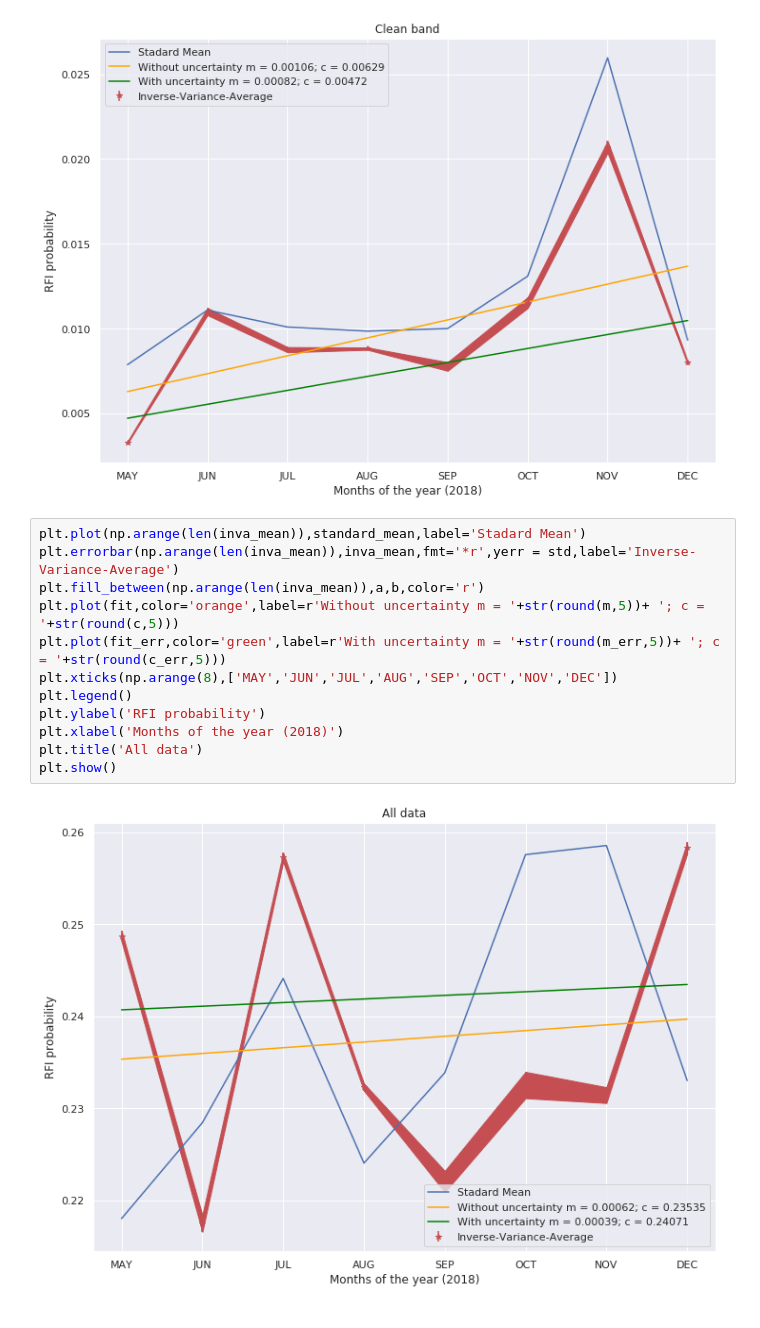
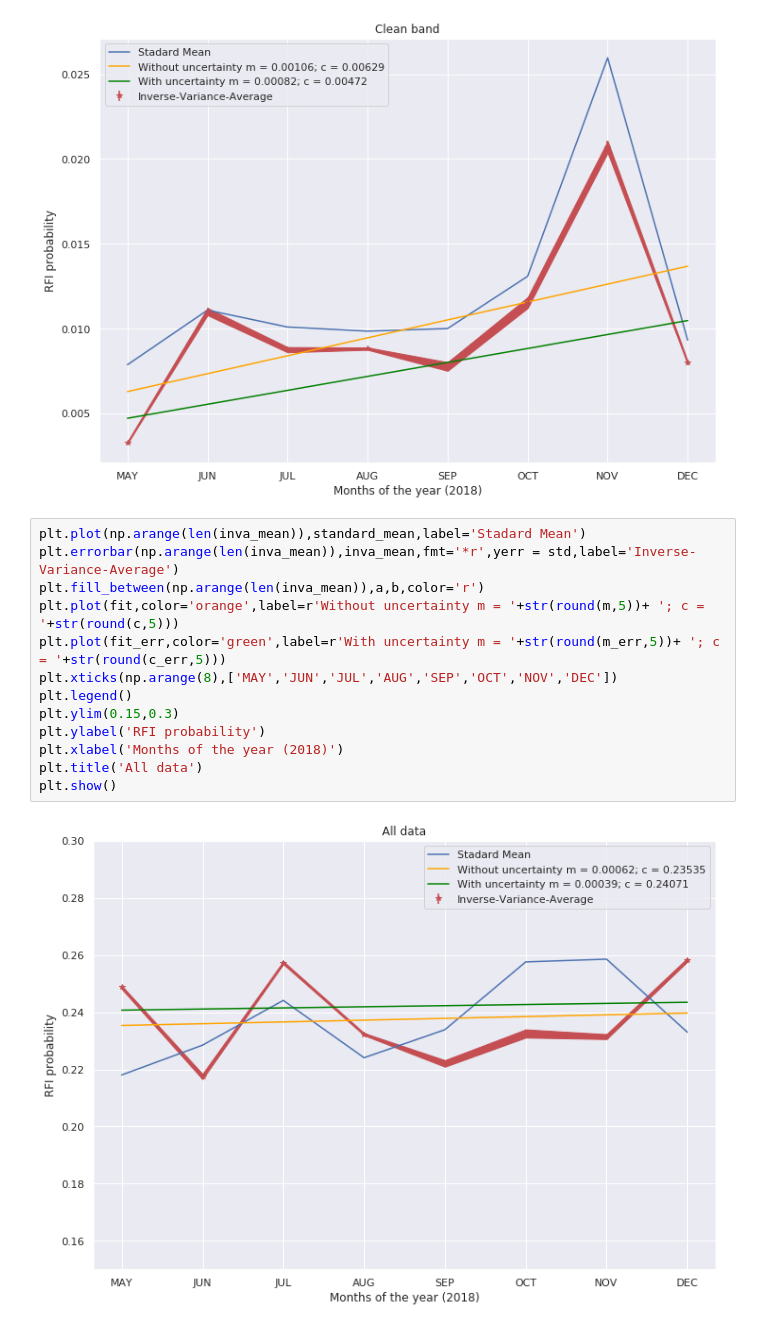
Before and after one commit to kvanqa/MeerKAT-site-RFI-, a Jupyter notebook: kathprfi/RFI_probability_per_Month_optmized.ipynb, the cells around one changed output. Drawn from its saved outputs; the diff is of its cells as text.

```diff
--- a/kathprfi/RFI_probability_per_Month_optmized.ipynb
+++ b/kathprfi/RFI_probability_per_Month_optmized.ipynb
@@ -221,14 +221,15 @@ plt.show()
 # %%
 plt.plot(np.arange(len(inva_mean)),standard_mean,label='Stadard Mean')
 plt.errorbar(np.arange(len(inva_mean)),inva_mean,fmt='*r',yerr = std,label='Inverse-Variance-Average')
 plt.fill_between(np.arange(len(inva_mean)),a,b,color='r')
 plt.plot(fit,color='orange',label=r'Without uncertainty m = '+str(round(m,5))+ '; c = '+str(round(c,5)))
 plt.plot(fit_err,color='green',label=r'With uncertainty m = '+str(round(m_err,5))+ '; c = '+str(round(c_err,5)))
 plt.xticks(np.arange(8),['MAY','JUN','JUL','AUG','SEP','OCT','NOV','DEC'])
 plt.legend()
+plt.ylim(0.15,0.3)
 plt.ylabel('RFI probability')
 plt.xlabel('Months of the year (2018)')
 plt.title('All data')
 plt.show()
 # %% [output]
-[figure, old version]
+[figure, new version]
```
